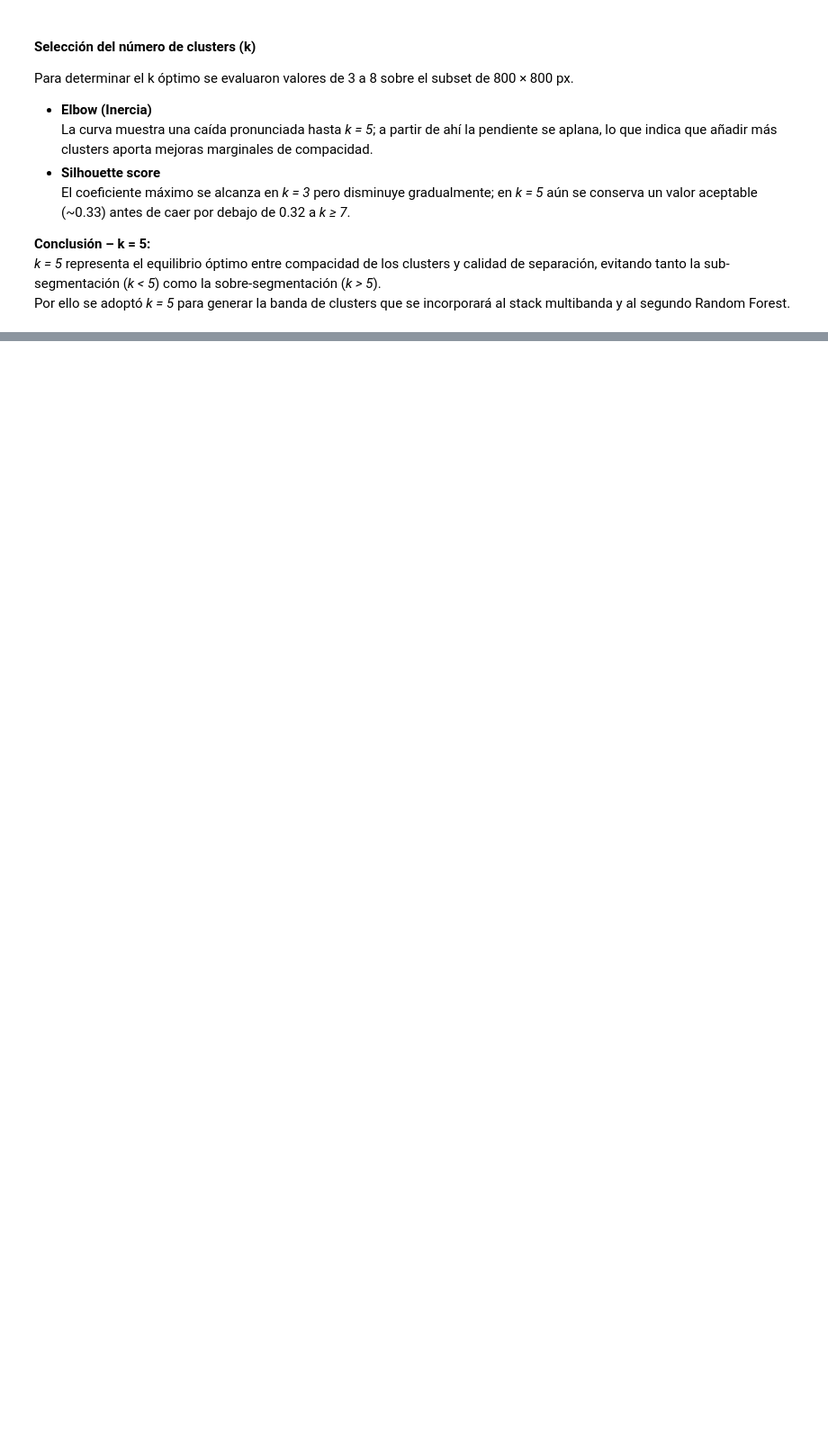
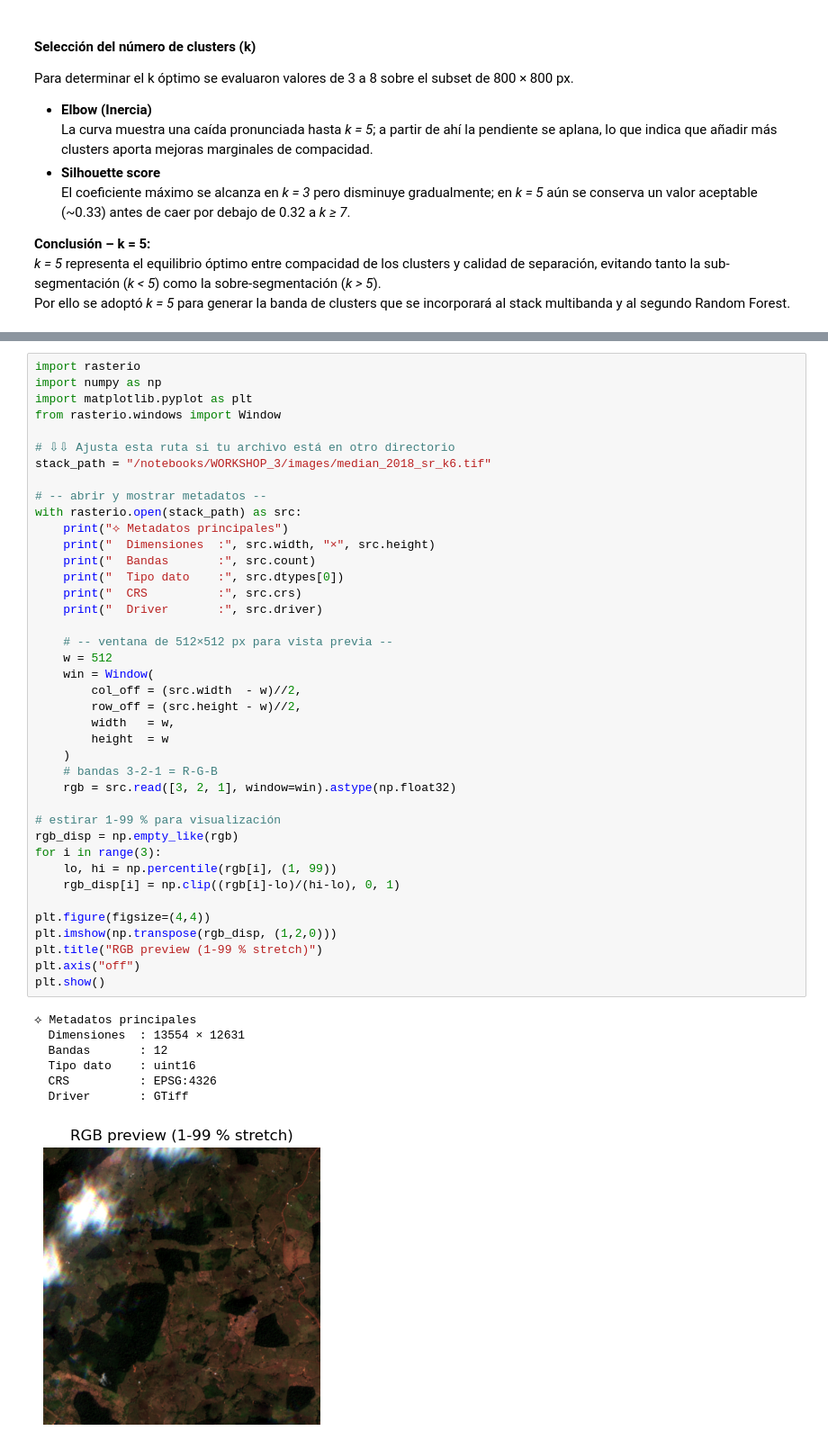
Before and after one commit to pcardonav/workshop3-image-classification, a Jupyter notebook: workshop3_paula_cardona.ipynb, the cells around one changed output, grey strips where cells are left out. Shown at 90% size. Drawn from its saved outputs; the diff is of its cells as text; blank space fills up the shorter version.

Commit message:
12 bands image - 6 Sentinel + 6 clusters

```diff
--- a/workshop3_paula_cardona.ipynb
+++ b/workshop3_paula_cardona.ipynb
@@ -1691,0 +1865,48 @@ incorporará al stack multibanda y al segundo Random Forest.
+# %%
+import rasterio
+import numpy as np
+import matplotlib.pyplot as plt
+from rasterio.windows import Window
+
+# ⇩⇩ Ajusta esta ruta si tu archivo está en otro directorio
+stack_path = "/notebooks/WORKSHOP_3/images/median_2018_sr_k6.tif"
+
+# -- abrir y mostrar metadatos --
+with rasterio.open(stack_path) as src:
+    print("⟡ Metadatos principales")
+    print("  Dimensiones  :", src.width, "×", src.height)
+    print("  Bandas       :", src.count)
+    print("  Tipo dato    :", src.dtypes[0])
+    print("  CRS          :", src.crs)
+    print("  Driver       :", src.driver)
+
+    # -- ventana de 512×512 px para vista previa --
+    w = 512
+    win = Window(
+        col_off = (src.width  - w)//2,
+        row_off = (src.height - w)//2,
+        width   = w,
+        height  = w
+    )
+    # bandas 3-2-1 = R-G-B
+    rgb = src.read([3, 2, 1], window=win).astype(np.float32)
+
+# estirar 1-99 % para visualización
+rgb_disp = np.empty_like(rgb)
+for i in range(3):
+    lo, hi = np.percentile(rgb[i], (1, 99))
+    rgb_disp[i] = np.clip((rgb[i]-lo)/(hi-lo), 0, 1)
+
+plt.figure(figsize=(4,4))
+plt.imshow(np.transpose(rgb_disp, (1,2,0)))
+plt.title("RGB preview (1-99 % stretch)")
+plt.axis("off")
+plt.show()
+# %% [output]
+⟡ Metadatos principales
+  Dimensiones  : 13554 × 12631
+  Bandas       : 12
+  Tipo dato    : uint16
+  CRS          : EPSG:4326
+  Driver       : GTiff
+[figure, added]
```
Also changed, not shown: parts of 5 cells of this notebook.
